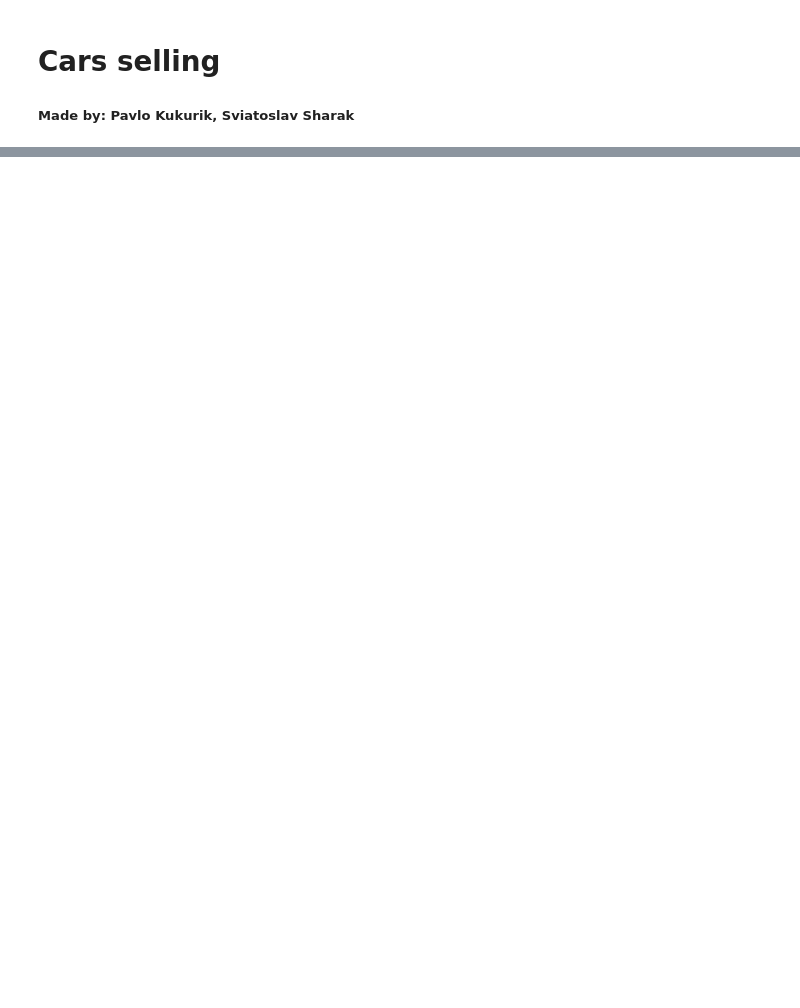
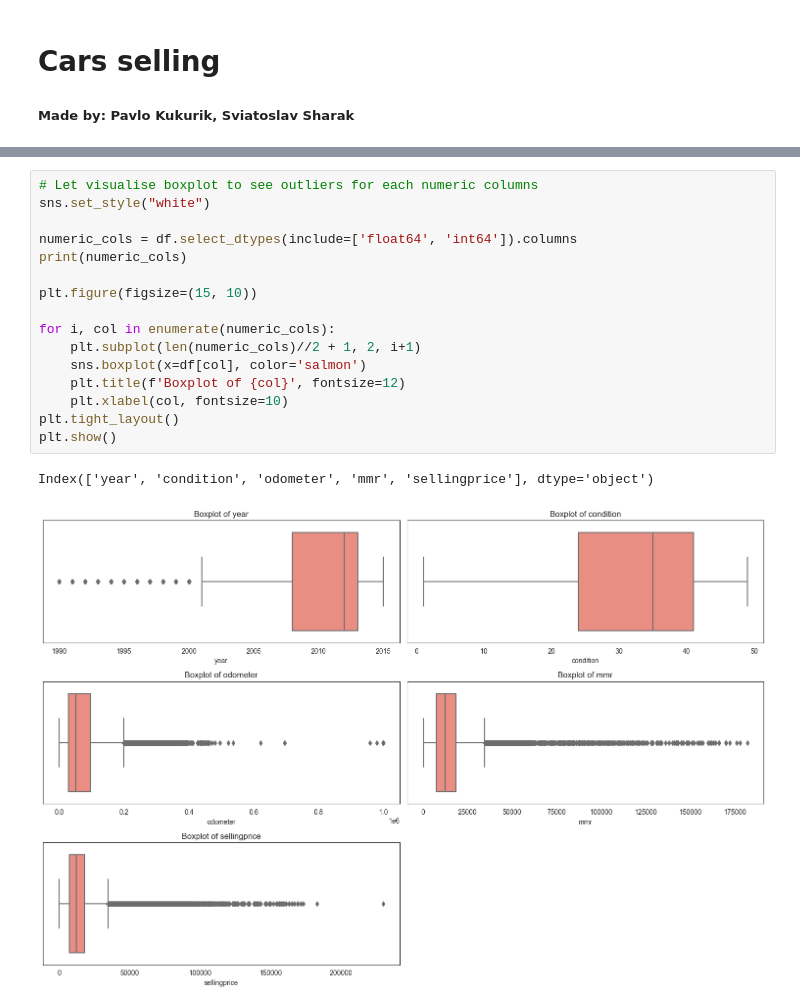
Before and after one commit to PavloKukurik/Car_prices_research, a Jupyter notebook: proj_test.ipynb, the cells around one changed output, grey strips where cells are left out. Cells and saved outputs as stored; diff of their text form; blank space fills up the shorter version.

```diff
--- a/proj_test.ipynb
+++ b/proj_test.ipynb
@@ -56,0 +146,19 @@ plt.show()
+# %%
+# Let visualise boxplot to see outliers for each numeric columns
+sns.set_style("white")
+
+numeric_cols = df.select_dtypes(include=['float64', 'int64']).columns
+print(numeric_cols)
+
+plt.figure(figsize=(15, 10))
+
+for i, col in enumerate(numeric_cols):
+    plt.subplot(len(numeric_cols)//2 + 1, 2, i+1)
+    sns.boxplot(x=df[col], color='salmon')
+    plt.title(f'Boxplot of {col}', fontsize=12)
+    plt.xlabel(col, fontsize=10)
+plt.tight_layout()
+plt.show()
+# %% [output]
+Index(['year', 'condition', 'odometer', 'mmr', 'sellingprice'], dtype='object')
+[figure, added]
```
Also changed, not shown: parts of 17 cells of this notebook.
